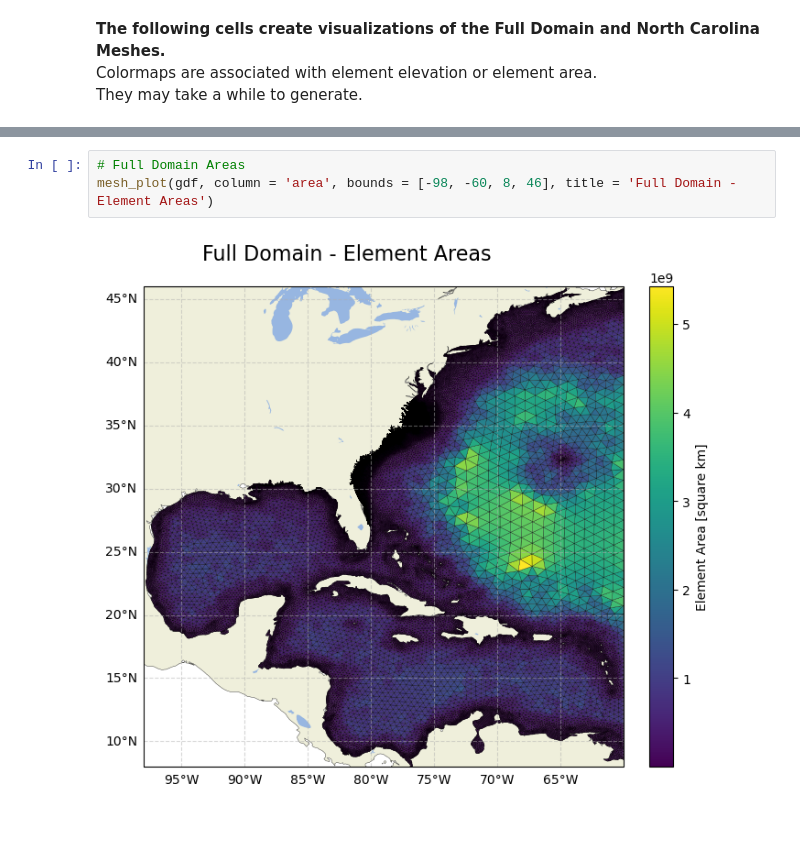
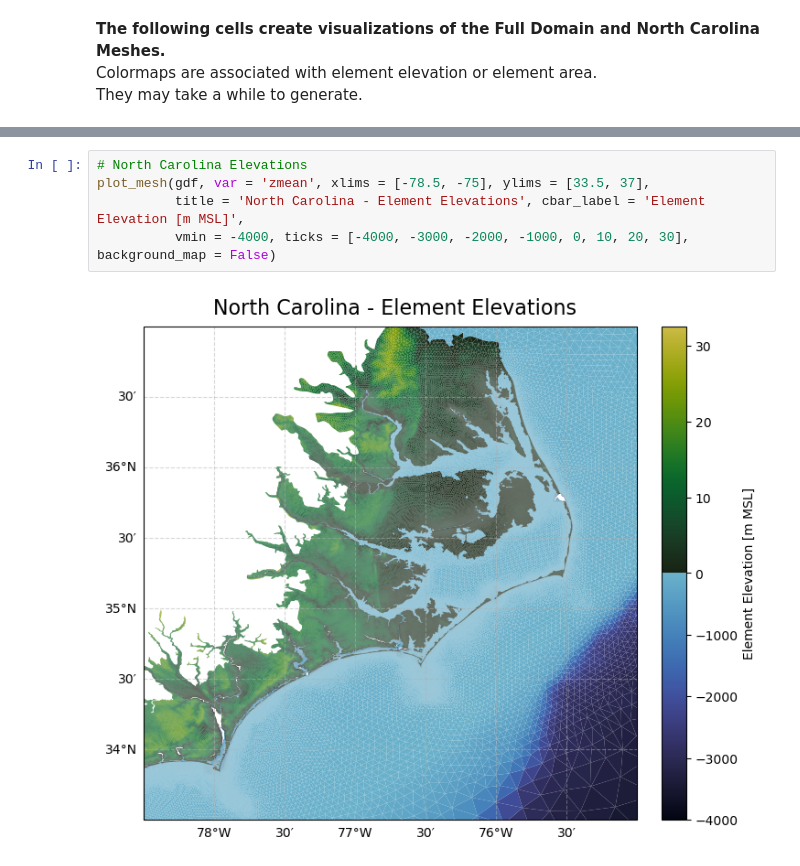
Before and after one commit to tomas19/kalpana_v2, a Jupyter notebook: examples/export_example03.ipynb, the cells around one changed output, grey strips where cells are left out. Cells and saved outputs as stored; diff of their text form; blank space fills up the shorter version.

```diff
--- a/examples/export_example03.ipynb
+++ b/examples/export_example03.ipynb
@@ -56,7 +70,9 @@ mesh_plot(gdf, column = 'zmean', bounds = [-98, -60, 8, 46], title = 'Full Domai
-# %%
-# Full Domain Areas
-mesh_plot(gdf, column = 'area', bounds = [-98, -60, 8, 46], title = 'Full Domain - Element Areas')
-# %% [output]
-[figure, removed]
+# %%
+# North Carolina Elevations
+plot_mesh(gdf, var = 'zmean', xlims = [-78.5, -75], ylims = [33.5, 37],
+          title = 'North Carolina - Element Elevations', cbar_label = 'Element Elevation [m MSL]',
+          vmin = -4000, ticks = [-4000, -3000, -2000, -1000, 0, 10, 20, 30], background_map = False)
+# %% [output]
+[figure, added]
 # %%
 # North Carolina Elevations
```
Also changed, not shown: parts of 9 cells of this notebook, 23 other files.
